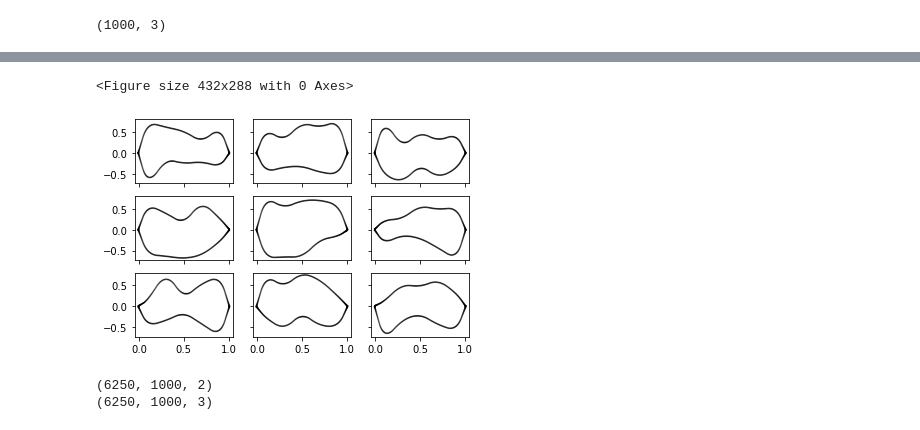
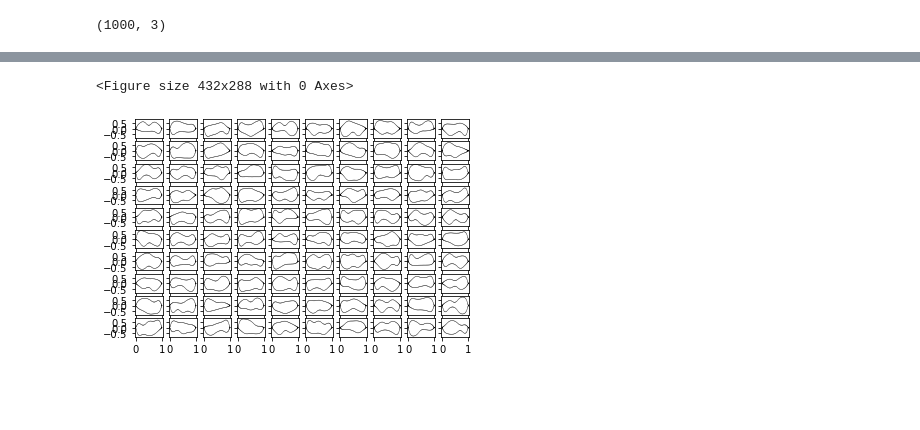
Before and after one commit to adityabalu/DiffNet, a Jupyter notebook: gen_data.ipynb, the cells around one changed output, grey strips where cells are left out. Saved outputs shown, nothing was run; the diff lists cells and outputs as text; code cells hidden in the pictures; blank space fills up the shorter version.

```diff
--- a/gen_data.ipynb
+++ b/gen_data.ipynb
@@ -116,23 +116,25 @@ pc = np.load(os.path.join(datasets_path, 'point_cloud.npz'))['arr_0']
 normals = np.load(os.path.join(datasets_path, 'normals.npz'))['arr_0']
 # %%
 f = plt.figure()
-f,axes = plt.subplots(3, 3, sharex=True, sharey=True)
-sc = axes[0][0].quiver(pc[0,:,0], pc[0,:,1], normals[0,:,0], normals[0,:,1])
-axes[0][1].quiver(pc[1,:,0], pc[1,:,1], normals[1,:,0], normals[1,:,1])
-axes[1][0].quiver(pc[2,:,0], pc[2,:,1], normals[2,:,0], normals[2,:,1])
-axes[1][1].quiver(pc[3,:,0], pc[3,:,1], normals[3,:,0], normals[3,:,1])
-axes[2][0].quiver(pc[4,:,0], pc[4,:,1], normals[4,:,0], normals[4,:,1])
-axes[2][1].quiver(pc[5,:,0], pc[5,:,1], normals[5,:,0], normals[5,:,1])
-axes[2][2].quiver(pc[6,:,0], pc[6,:,1], normals[6,:,0], normals[6,:,1])
-axes[0][2].quiver(pc[7,:,0], pc[7,:,1], normals[7,:,0], normals[7,:,1])
-axes[1][2].quiver(pc[8,:,0], pc[8,:,1], normals[8,:,0], normals[8,:,1])
+f,axes = plt.subplots(10, 10, sharex=True, sharey=True)
+# axes[0][0].quiver(pc[0,:,0], pc[0,:,1], normals[0,:,0], normals[0,:,1])
+# axes[0][1].quiver(pc[1,:,0], pc[1,:,1], normals[1,:,0], normals[1,:,1])
+# axes[1][0].quiver(pc[2,:,0], pc[2,:,1], normals[2,:,0], normals[2,:,1])
+# axes[1][1].quiver(pc[3,:,0], pc[3,:,1], normals[3,:,0], normals[3,:,1])
+# axes[2][0].quiver(pc[4,:,0], pc[4,:,1], normals[4,:,0], normals[4,:,1])
+# axes[2][1].quiver(pc[5,:,0], pc[5,:,1], normals[5,:,0], normals[5,:,1])
+# axes[2][2].quiver(pc[6,:,0], pc[6,:,1], normals[6,:,0], normals[6,:,1])
+# axes[0][2].quiver(pc[7,:,0], pc[7,:,1], normals[7,:,0], normals[7,:,1])
+# axes[1][2].quiver(pc[8,:,0], pc[8,:,1], normals[8,:,0], normals[8,:,1])
+# axes[0][3].quiver(pc[9,:,0], pc[9,:,1], normals[9,:,0], normals[9,:,1])
+# axes[1][3].quiver(pc[10,:,0], pc[10,:,1], normals[10,:,0], normals[10,:,1])
+# axes[2][3].quiver(pc[11,:,0], pc[11,:,1], normals[11,:,0], normals[11,:,1])
+index = 5000
+for row in range(10):
+    for column in range(10):
+        axes[row][column].quiver(pc[index,:,0], pc[index,:,1], normals[index,:,0], normals[index,:,1])
+        index += 1
 plt.show()
 # %% [output]
 <Figure size 432x288 with 0 Axes>
-[figure, old version]
+[figure, new version]
-# %%
-print(pc.shape)
-print(normals.shape)
-# %% [output]
-(6250, 1000, 2)
-(6250, 1000, 3)
```
Also changed, not shown: parts of 10 cells of this notebook.
